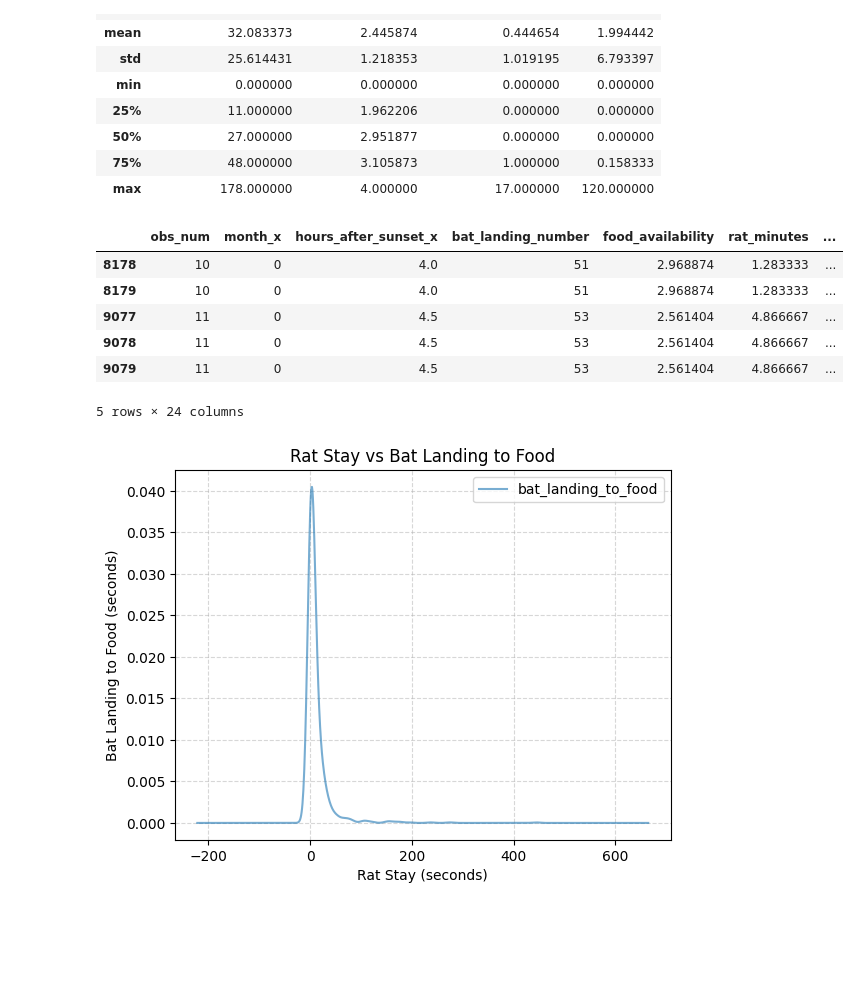
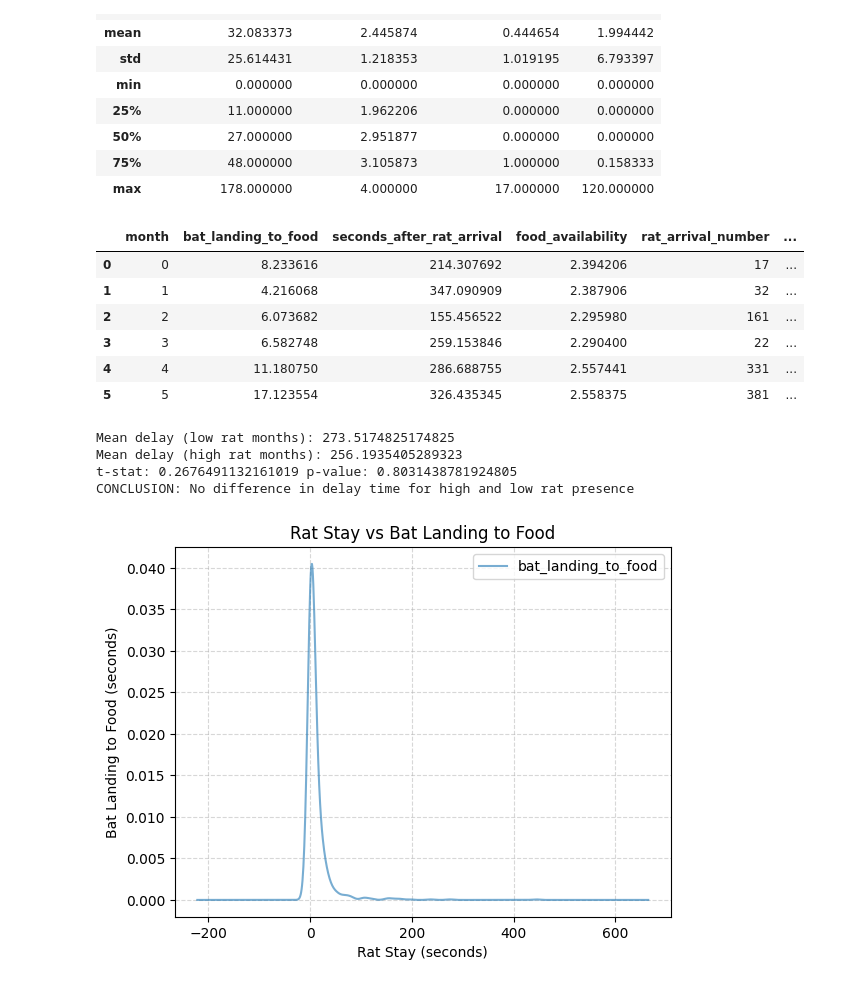
Before and after one commit to Roshan54321/Foundations_of_Data_Science_Assignment_2, a Jupyter notebook: assessment2.ipynb, the cells around one changed output. Cells and saved outputs as stored; diff of their text form; code cells hidden in the pictures; blank space fills up the shorter version.

Commit message:
merged datasets using month column

```diff
--- a/assessment2.ipynb
+++ b/assessment2.ipynb
@@ -113,27 +113,59 @@ refined_dataset2[["bat_landing_number", "food_availability", "rat_arrival_number
 | 75% | 48.000000 | 3.105873 | 1.000000 | 0.158333 |
 | max | 178.000000 | 4.000000 | 17.000000 | 120.000000 |
 # %%
-# merge datasets
-combined_dataset = refined_dataset2.assign(key=1).merge(
-    refined_dataset1.assign(key=1), on="key"
-).drop("key", axis=1)
+# Select variables of interest
+ds1_vars = ["month", "bat_landing_to_food", "seconds_after_rat_arrival", "risk", "reward"]
+ds2_vars = ["month", "food_availability", "rat_arrival_number", "bat_landing_number", "rat_minutes"]
 
-# Keep only overlapping intervals
-combined_dataset = combined_dataset[
-    (combined_dataset["rat_period_start"] <= combined_dataset["obs_end_time"]) &
-    (combined_dataset["rat_period_end"] >= combined_dataset["obs_start_time"])
-]
+dataset1_selected = refined_dataset1[ds1_vars]
+dataset2_selected = refined_dataset2[ds2_vars]
 
-combined_dataset.sort_values(by="obs_num", ascending=True)
-combined_dataset.head()
+# Aggregate dataset1
+ds1_summary = dataset1_selected.groupby("month").agg(
+    bat_landing_to_food=("bat_landing_to_food", "mean"),
+    seconds_after_rat_arrival=("seconds_after_rat_arrival", "mean")
+).reset_index()
+
+# Aggregate dataset2
+ds2_summary = dataset2_selected.groupby("month").agg({
+    "food_availability": "mean",
+    "rat_arrival_number": "sum",
+    "bat_landing_number": "sum",
+    "rat_minutes": "mean"
+}).reset_index()
+
+# Merge summaries by month
+monthly_summary = ds1_summary.merge(ds2_summary, on="month", how="inner")
+
+monthly_summary
 # %% [output]
-|  | obs_num | month_x | hours_after_sunset_x | bat_landing_number | food_availability | rat_minutes | ... |
-| 8178 | 10 | 0 | 4.0 | 51 | 2.968874 | 1.283333 | ... |
-| 8179 | 10 | 0 | 4.0 | 51 | 2.968874 | 1.283333 | ... |
-| 9077 | 11 | 0 | 4.5 | 53 | 2.561404 | 4.866667 | ... |
-| 9078 | 11 | 0 | 4.5 | 53 | 2.561404 | 4.866667 | ... |
-| 9079 | 11 | 0 | 4.5 | 53 | 2.561404 | 4.866667 | ... |
+|  | month | bat_landing_to_food | seconds_after_rat_arrival | food_availability | rat_arrival_number | ... |
+| 0 | 0 | 8.233616 | 214.307692 | 2.394206 | 17 | ... |
+| 1 | 1 | 4.216068 | 347.090909 | 2.387906 | 32 | ... |
+| 2 | 2 | 6.073682 | 155.456522 | 2.295980 | 161 | ... |
+| 3 | 3 | 6.582748 | 259.153846 | 2.290400 | 22 | ... |
+| 4 | 4 | 11.180750 | 286.688755 | 2.557441 | 331 | ... |
+| 5 | 5 | 17.123554 | 326.435345 | 2.558375 | 381 | ... |
-5 rows × 24 columns
+# %%
+threshold = monthly_summary["rat_arrival_number"].median()
+low_rat = monthly_summary[monthly_summary["rat_arrival_number"] <= threshold]["seconds_after_rat_arrival"]
+high_rat = monthly_summary[monthly_summary["rat_arrival_number"] > threshold]["seconds_after_rat_arrival"]
+
+t_stat, p_val = stats.ttest_ind(low_rat, high_rat, equal_var=False)
+
+print("Mean delay (low rat months):", low_rat.mean())
+print("Mean delay (high rat months):", high_rat.mean())
+print("t-stat:", t_stat, "p-value:", p_val)
+
+if p_val < 0.05:
+    print("CONCLUSION: Significant difference in delay time for high and low rat presence")
+else:
+    print("CONCLUSION: No difference in delay time for high and low rat presence")
+# %% [output]
+Mean delay (low rat months): 273.5174825174825
+Mean delay (high rat months): 256.1935405289323
+t-stat: 0.2676491132161019 p-value: 0.8031438781924805
+CONCLUSION: No difference in delay time for high and low rat presence
 # %%
 # Compare how the bat landing to food time with the rat stay duration
 refined_dataset1.plot.kde(
```
Also changed, not shown: parts of 2 cells of this notebook.
